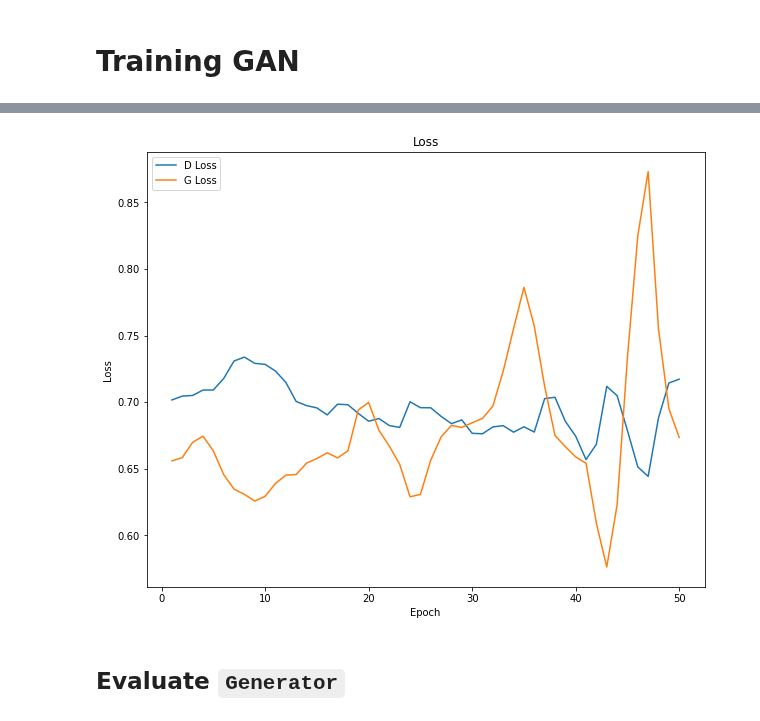
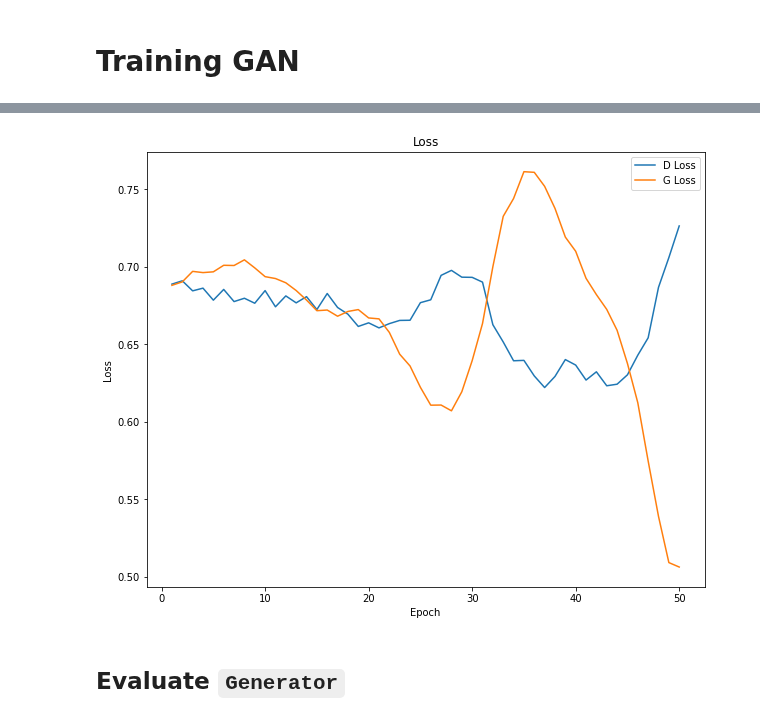
Before and after one commit to lucascbarbosa/INT, a Jupyter notebook: Manufatura Aditiva/Simulacao-GAN/Pipeline/3- Machine_learning/GAN/GAN.ipynb, the cells around one changed output, grey strips where cells are left out. Saved outputs shown, nothing was run; the diff lists cells and outputs as text; code cells hidden in the pictures.

```diff
--- a/Manufatura Aditiva/Simulacao-GAN/Pipeline/3- Machine_learning/GAN/GAN.ipynb
+++ b/Manufatura Aditiva/Simulacao-GAN/Pipeline/3- Machine_learning/GAN/GAN.ipynb
@@ -219,7 +219,7 @@ def generate_fake_samples(G_model, input_G, n_samples):
 
 def generate_input_G(input_G, n_samples):
     # generate points in the latent space
-    X_input = np.random.uniform(size=input_G * n_samples)
+    X_input = np.random.randn(input_G * n_samples)
     # reshape into a batch of inputs for the network
     X_input = X_input.reshape(n_samples, input_G)
     return X_input
@@ -247,10 +247,10 @@ def summarize_performance(epoch,porosity,G_model, D_model, data, input_G, n_samp
 # %% [markdown]
 # Training GAN
 # %%
-batch_size = 32
+batch_size = 64
 num_epochs = 50
 
-alpha = 1e-2
+alpha = 0
 lr = 1e-4
 porosity = 0.5
 
@@ -335,4 +335,4 @@ G_best = train(G,D,GAN,alpha,lr,porosity,batch_size,num_epochs,plot=True,verbose
-[figure, old version]
+[figure, new version]
 # %% [markdown]
 ## Evaluate `Generator`
 # %% [markdown]
```
Also changed, not shown: parts of 2 cells of this notebook, 3 other files.
